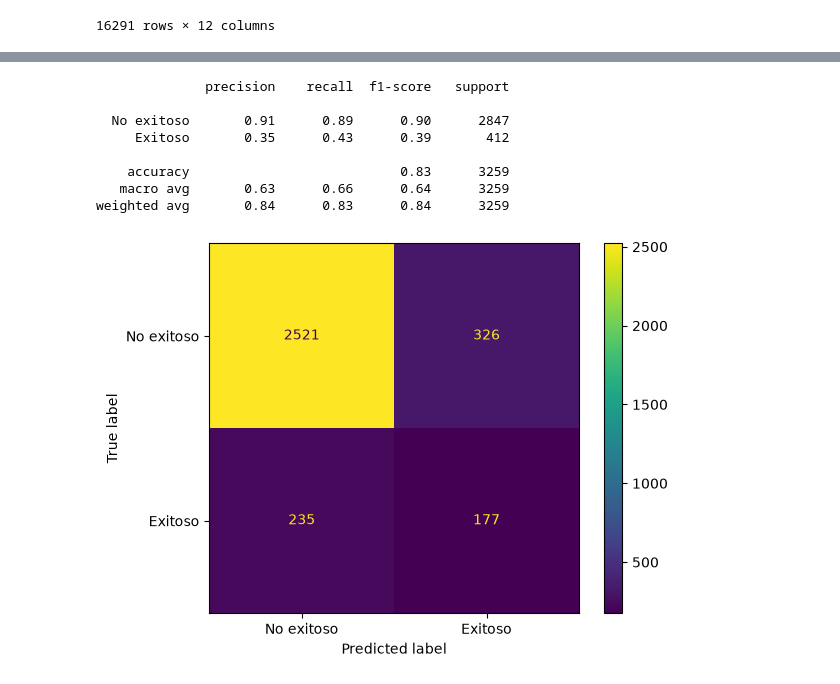
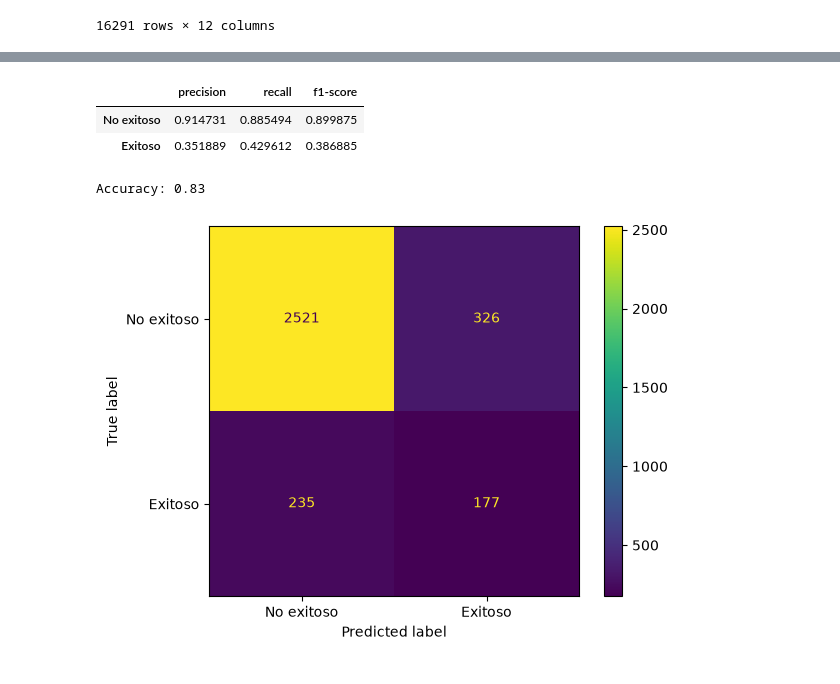
Before and after one commit to DylanRico007/VideoGamesSales-main, a Jupyter notebook: Notebook/VideoGamesSales.ipynb, the cells around one changed output, grey strips where cells are left out. Saved outputs shown, nothing was run; the diff lists cells and outputs as text; code cells hidden in the pictures.

```diff
--- a/Notebook/VideoGamesSales.ipynb
+++ b/Notebook/VideoGamesSales.ipynb
@@ -223,34 +231,42 @@ weighted avg       0.86      0.88      0.85      3259
 # %%
 # Segundo modelo: árbol de decisión con clases balanceadas
 
 modelo_balanceado = DecisionTreeClassifier(
     max_depth=5,
     random_state=42,
     class_weight='balanced'
 )
 
 modelo_balanceado.fit(X_train, y_train)
 
 predicciones_balanceadas = modelo_balanceado.predict(X_test)
 
-print(classification_report(
+
+
+reporte = classification_report(
     y_test, predicciones_balanceadas,
-    target_names=['No exitoso', 'Exitoso']
-))
+    target_names=['No exitoso', 'Exitoso'],
+    output_dict=True
+)
+
+display(pd.DataFrame(reporte).T.loc[
+    ['No exitoso', 'Exitoso'],
+    ['precision', 'recall', 'f1-score']
+])
+
+print(f"Accuracy: {reporte['accuracy']:.2f}")
+
+
 
 ConfusionMatrixDisplay.from_predictions(
     y_test, predicciones_balanceadas,
     display_labels=['No exitoso', 'Exitoso']
 )
 
 plt.show()
 # %% [output]
+|  | precision | recall | f1-score |
+| No exitoso | 0.914731 | 0.885494 | 0.899875 |
+| Exitoso | 0.351889 | 0.429612 | 0.386885 |
-              precision    recall  f1-score   support
-
-  No exitoso       0.91      0.89      0.90      2847
-     Exitoso       0.35      0.43      0.39       412
-
-    accuracy                           0.83      3259
-   macro avg       0.63      0.66      0.64      3259
-weighted avg       0.84      0.83      0.84      3259
+Accuracy: 0.83
 [figure]
```
Also changed, not shown: parts of 1 cell of this notebook.
